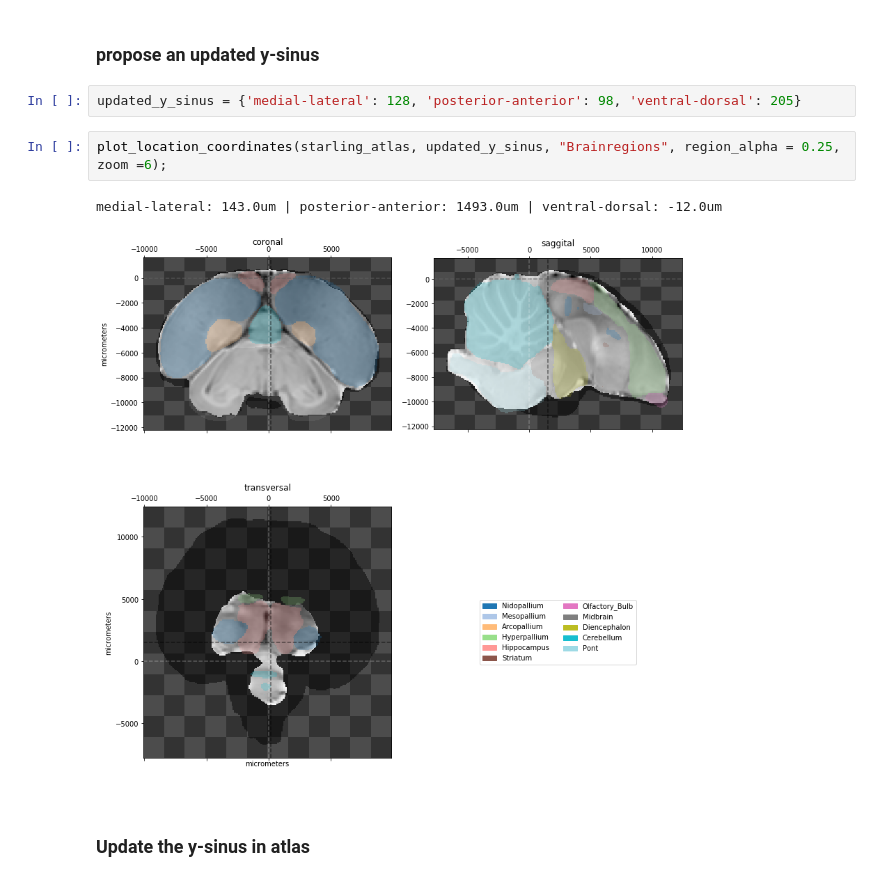
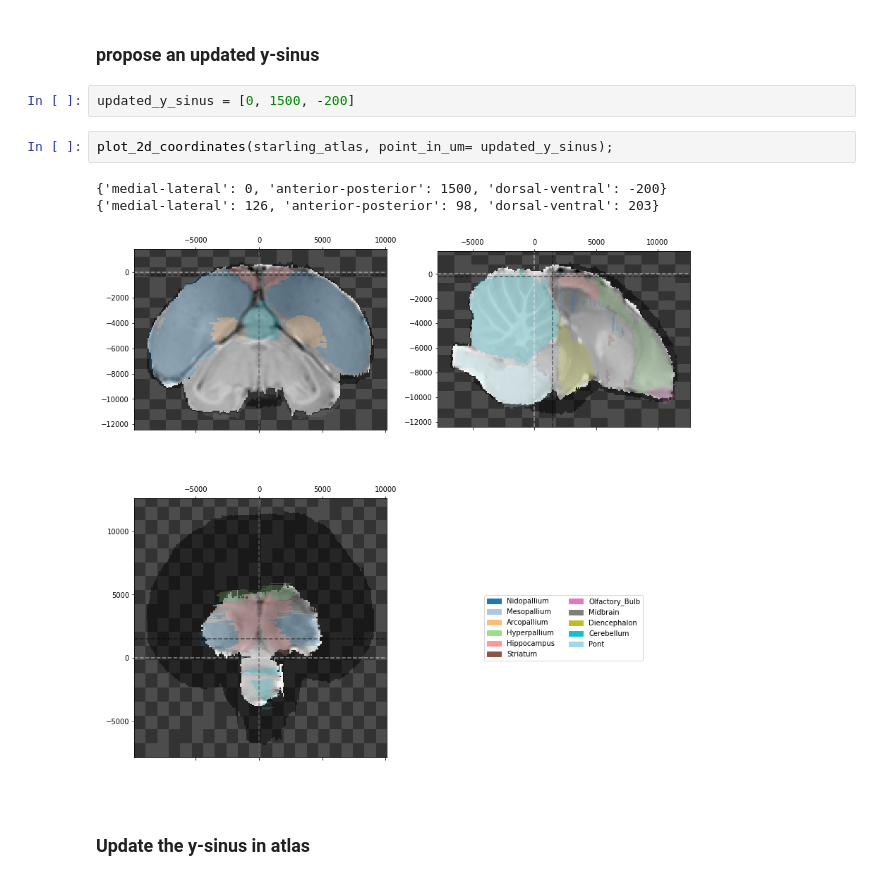
Before and after one commit to timsainb/birdbrain, a Jupyter notebook: notebooks/starling/0.1-find_y_sinus.ipynb, the cells around one changed output. Saved outputs shown, nothing was run; the diff lists cells and outputs as text.

```diff
--- a/notebooks/starling/0.1-find_y_sinus.ipynb
+++ b/notebooks/starling/0.1-find_y_sinus.ipynb
@@ -52,11 +56,12 @@ medial-lateral: -27.0um | posterior-anterior: -37.0um | ventral-dorsal: -12.0um
 # %% [markdown]
 ### propose an updated y-sinus
-# %%
-updated_y_sinus = {'medial-lateral': 128, 'posterior-anterior': 98, 'ventral-dorsal': 205}
-# %%
-plot_location_coordinates(starling_atlas, updated_y_sinus, "Brainregions", region_alpha = 0.25, zoom =6);
-# %% [output]
-medial-lateral: 143.0um | posterior-anterior: 1493.0um | ventral-dorsal: -12.0um
-[figure, removed]
+# %%
+updated_y_sinus = [0, 1500, -200]
+# %%
+plot_2d_coordinates(starling_atlas, point_in_um= updated_y_sinus);
+# %% [output]
+{'medial-lateral': 0, 'anterior-posterior': 1500, 'dorsal-ventral': -200}
+{'medial-lateral': 126, 'anterior-posterior': 98, 'dorsal-ventral': 203}
+[figure, added]
 # %% [markdown]
 ### Update the y-sinus in atlas
```
Also changed, not shown: parts of 13 cells of this notebook, 14 other files.
